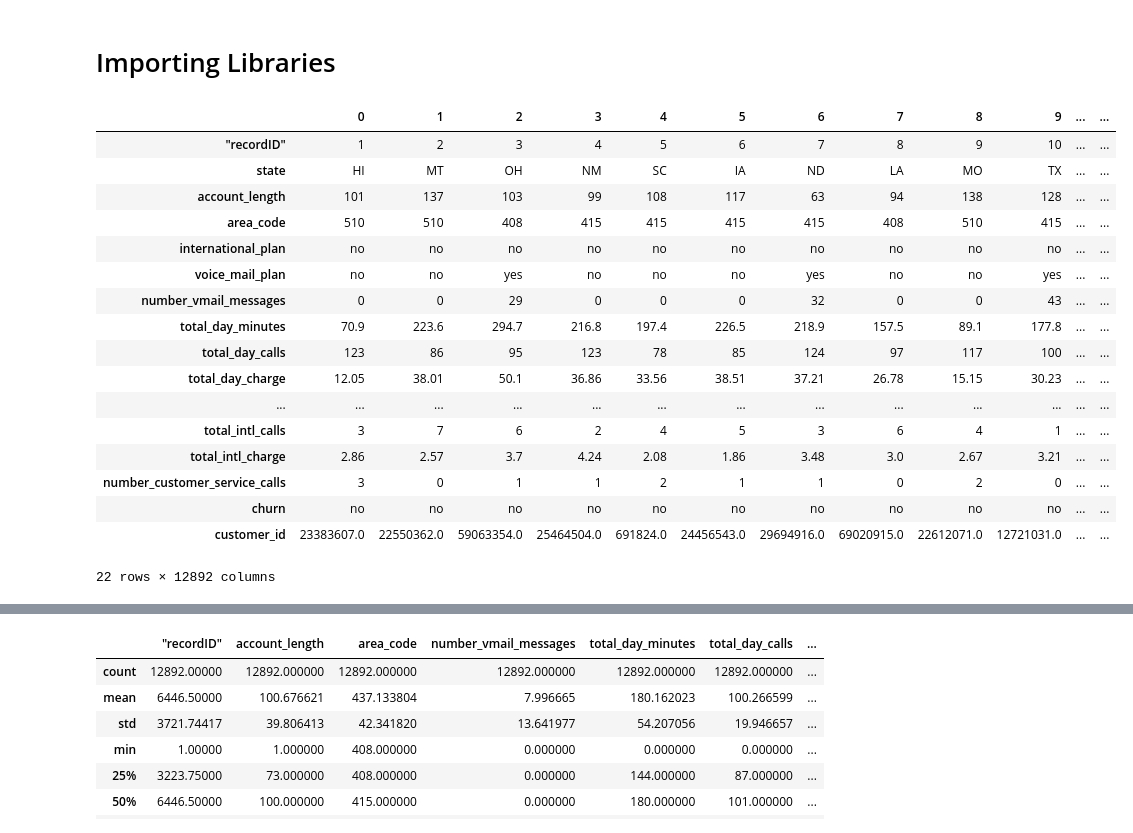
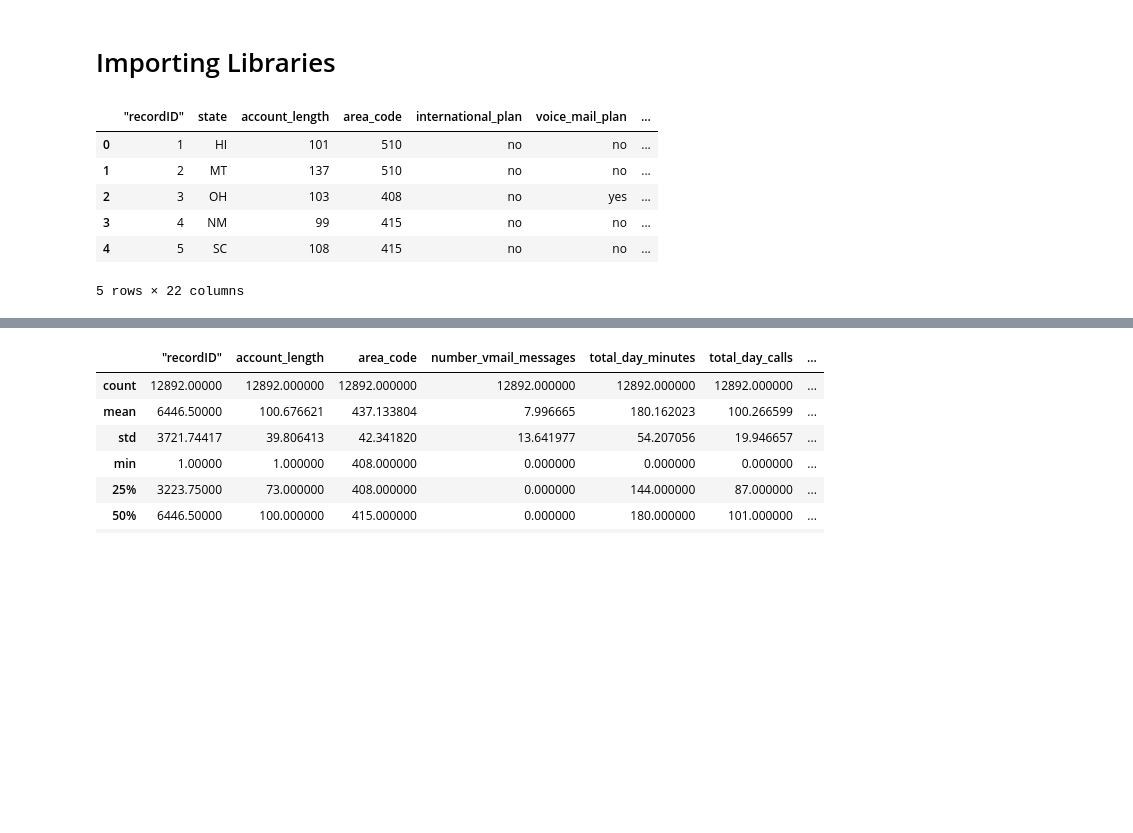
Before and after one commit to rishv1912/Customer-Churn-MLOps, a Jupyter notebook: analysis/eda.ipynb, the cells around one changed output, grey strips where cells are left out. Cells and saved outputs as stored; diff of their text form; code cells hidden in the pictures; blank space fills up the shorter version.

```diff
--- a/analysis/eda.ipynb
+++ b/analysis/eda.ipynb
@@ -9,23 +9,12 @@ import seaborn as sns
 df_path = "../data/customer_data.csv"
 df = pd.read_csv(df_path)
 # %%
-df.T
+df.head()
 # %% [output]
-|  | 0 | 1 | 2 | 3 | 4 | 5 | 6 | 7 | 8 | 9 | ... | ... |
-| "recordID" | 1 | 2 | 3 | 4 | 5 | 6 | 7 | 8 | 9 | 10 | ... | ... |
-| state | HI | MT | OH | NM | SC | IA | ND | LA | MO | TX | ... | ... |
-| account_length | 101 | 137 | 103 | 99 | 108 | 117 | 63 | 94 | 138 | 128 | ... | ... |
-| area_code | 510 | 510 | 408 | 415 | 415 | 415 | 415 | 408 | 510 | 415 | ... | ... |
-| international_plan | no | no | no | no | no | no | no | no | no | no | ... | ... |
-| voice_mail_plan | no | no | yes | no | no | no | yes | no | no | yes | ... | ... |
-| number_vmail_messages | 0 | 0 | 29 | 0 | 0 | 0 | 32 | 0 | 0 | 43 | ... | ... |
-| total_day_minutes | 70.9 | 223.6 | 294.7 | 216.8 | 197.4 | 226.5 | 218.9 | 157.5 | 89.1 | 177.8 | ... | ... |
-| total_day_calls | 123 | 86 | 95 | 123 | 78 | 85 | 124 | 97 | 117 | 100 | ... | ... |
-| total_day_charge | 12.05 | 38.01 | 50.1 | 36.86 | 33.56 | 38.51 | 37.21 | 26.78 | 15.15 | 30.23 | ... | ... |
-| ... | ... | ... | ... | ... | ... | ... | ... | ... | ... | ... | ... | ... |
-| total_intl_calls | 3 | 7 | 6 | 2 | 4 | 5 | 3 | 6 | 4 | 1 | ... | ... |
-| total_intl_charge | 2.86 | 2.57 | 3.7 | 4.24 | 2.08 | 1.86 | 3.48 | 3.0 | 2.67 | 3.21 | ... | ... |
-| number_customer_service_calls | 3 | 0 | 1 | 1 | 2 | 1 | 1 | 0 | 2 | 0 | ... | ... |
-| churn | no | no | no | no | no | no | no | no | no | no | ... | ... |
-| customer_id | 23383607.0 | 22550362.0 | 59063354.0 | 25464504.0 | 691824.0 | 24456543.0 | 29694916.0 | 69020915.0 | 22612071.0 | 12721031.0 | ... | ... |
+|  | "recordID" | state | account_length | area_code | international_plan | voice_mail_plan | ... |
+| 0 | 1 | HI | 101 | 510 | no | no | ... |
+| 1 | 2 | MT | 137 | 510 | no | no | ... |
+| 2 | 3 | OH | 103 | 408 | no | yes | ... |
+| 3 | 4 | NM | 99 | 415 | no | no | ... |
+| 4 | 5 | SC | 108 | 415 | no | no | ... |
-22 rows × 12892 columns
+5 rows × 22 columns
```
Also changed, not shown: parts of 4 cells of this notebook, 2 other files.
